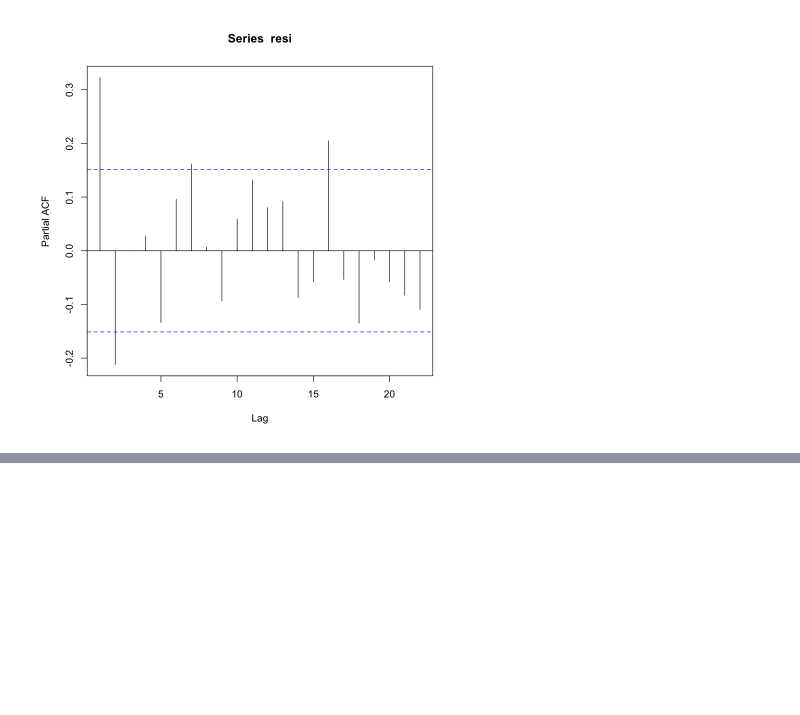
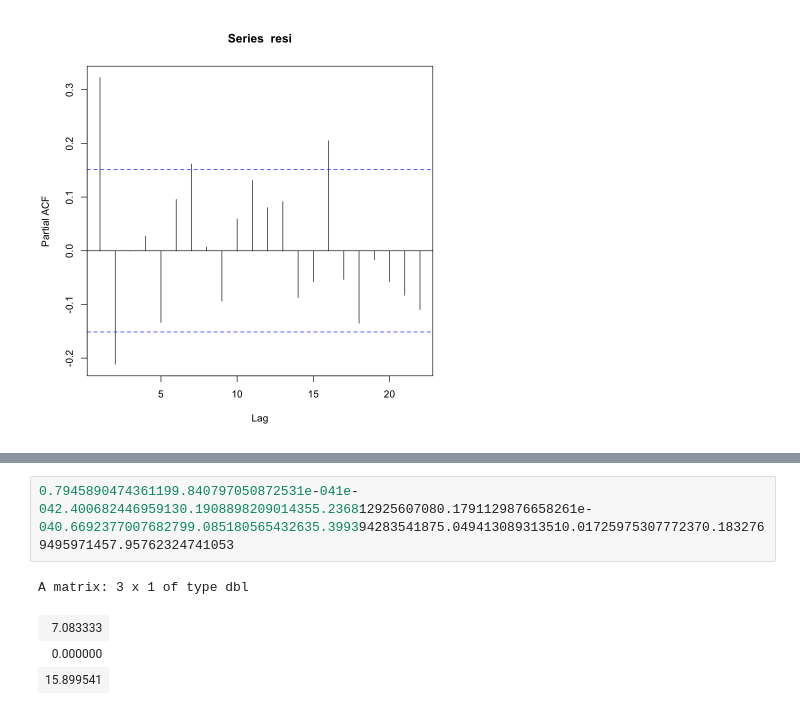
Before and after one commit to mathilderask/TimeSeriesAnalysis, a Jupyter notebook: Assignment4/opg2_nik.ipynb, the cells around one changed output, grey strips where cells are left out. Saved outputs shown, nothing was run; the diff lists cells and outputs as text; blank space fills up the shorter version.

```diff
--- a/Assignment4/opg2_nik.ipynb
+++ b/Assignment4/opg2_nik.ipynb
@@ -63,0 +86,7 @@ pacf(resi)
+# %%
+0.7945890474361199.840797050872531e-041e-042.400682446959130.1908898209014355.236812925607080.1791129876658261e-040.6692377007682799.085180565432635.399394283541875.049413089313510.01725975307772370.1832769495971457.95762324741053
+# %% [output]
+A matrix: 3 x 1 of type dbl
+| 7.083333 |
+| 0.000000 |
+| 15.899541 |
```
Also changed, not shown: parts of 3 cells of this notebook, 1 other file.
